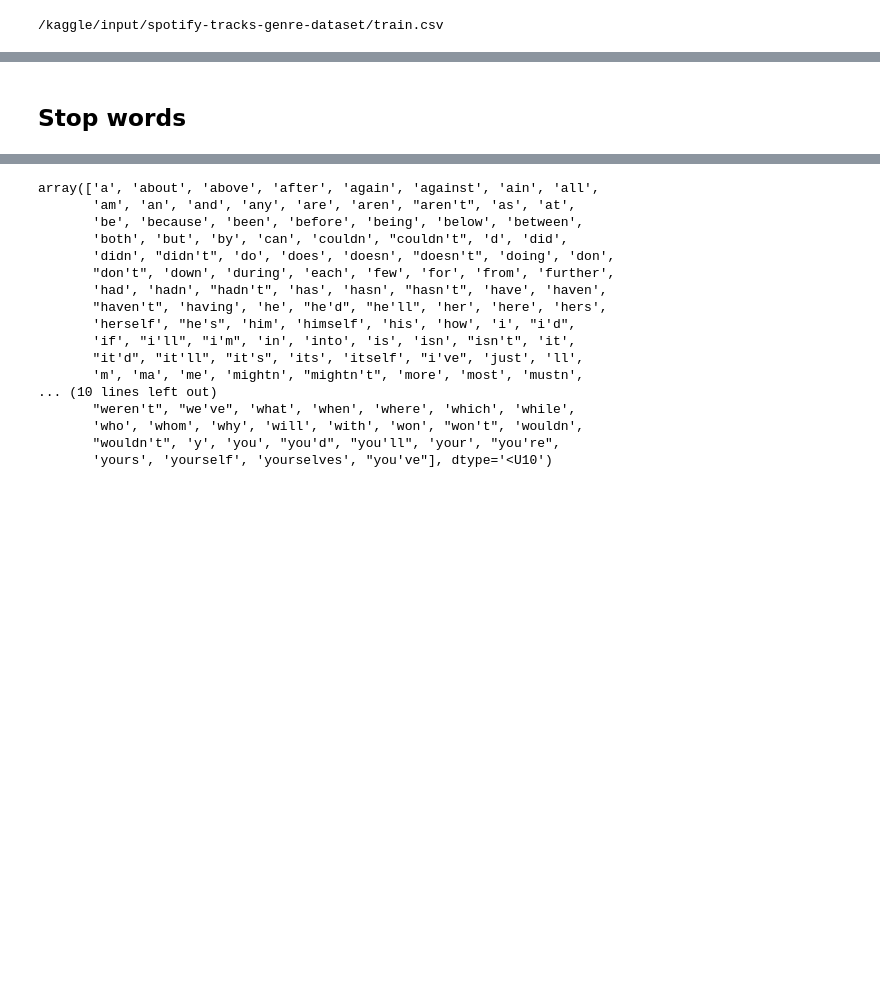
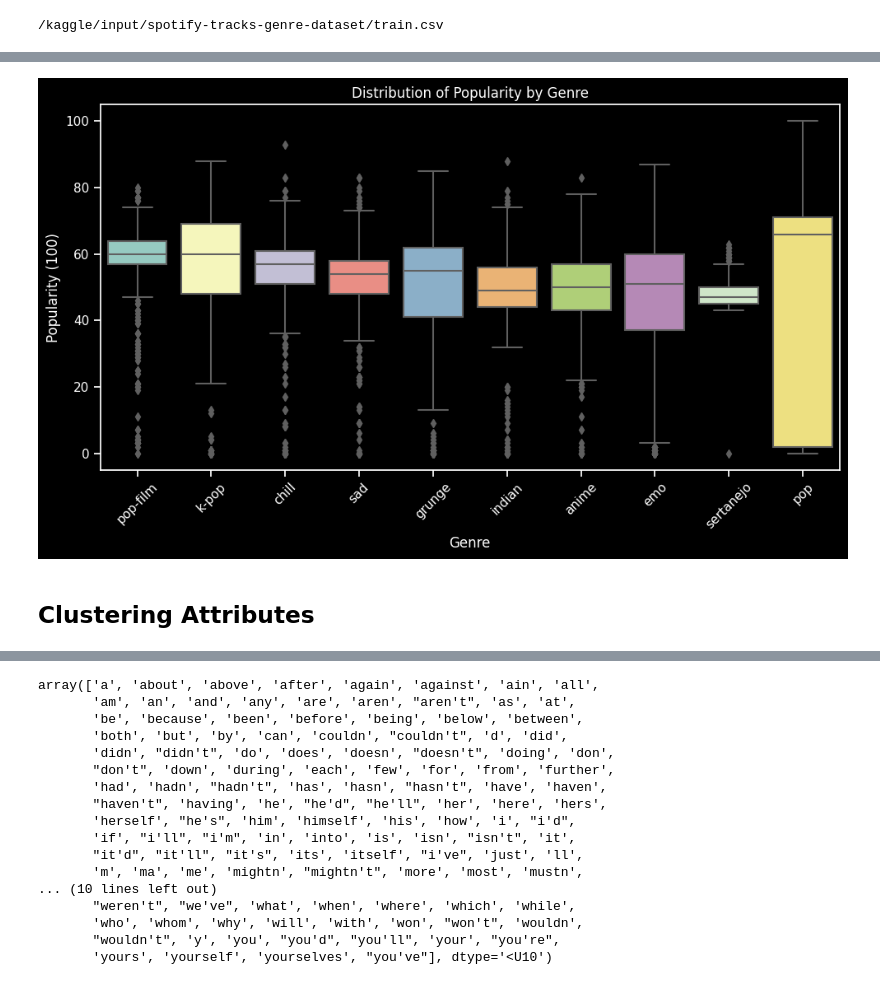
Before and after one commit to qfe-bonn/2025, a Jupyter notebook: Spotify Music Genre Analysis/Spotify_Music_Genre_Analysis_Notebook.ipynb, the cells around one changed output, grey strips where cells are left out. Saved outputs shown, nothing was run; the diff lists cells and outputs as text; code cells hidden in the pictures; blank space fills up the shorter version.

Commit message:
Spotify Music Genre Analysis Full Notebook

```diff
--- a/Spotify Music Genre Analysis/Spotify_Music_Genre_Analysis_Notebook.ipynb
+++ b/Spotify Music Genre Analysis/Spotify_Music_Genre_Analysis_Notebook.ipynb
@@ -51,6 +187,21 @@ df = original_df.copy()
+# %%
+top_genres = df.groupby("track_genre")["popularity"].mean().sort_values(ascending=False).head(10).index
+Spotify_top_genres = df[df['track_genre'].isin(top_genres)]
+
+plt.figure(figsize=(10, 6))
+
+sns.boxplot(x='track_genre', y='popularity', data=Spotify_top_genres, order=top_genres)
+plt.title('Distribution of Popularity by Genre')
+plt.xlabel('Genre')
+plt.ylabel('Popularity (100)')
+plt.xticks(rotation=45)
+plt.tight_layout()
+plt.show()
+# %% [output]
+[figure, added]
+# %% [markdown]
+## Clustering Attributes
 # %%
 df['clustering_attributes'] = (df['artists'] + ' ' +
                                df['track_name'] + ' ' +
                                 df['track_genre'])
-# %% [markdown]
-## Stop words
```
Also changed, not shown: parts of 45 cells of this notebook, 1 other file.
